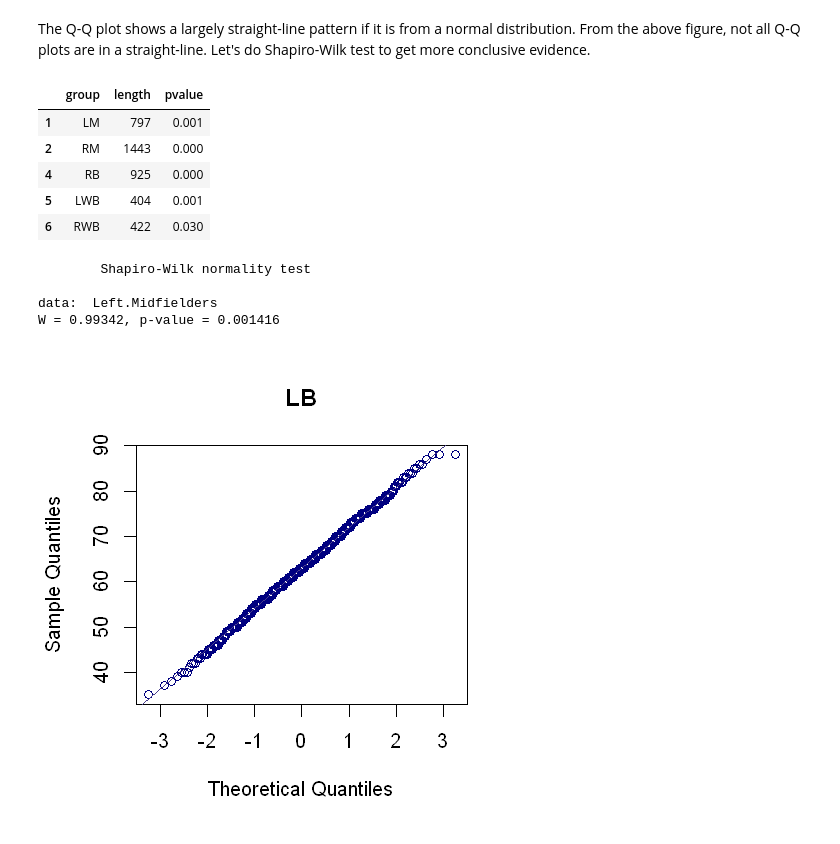
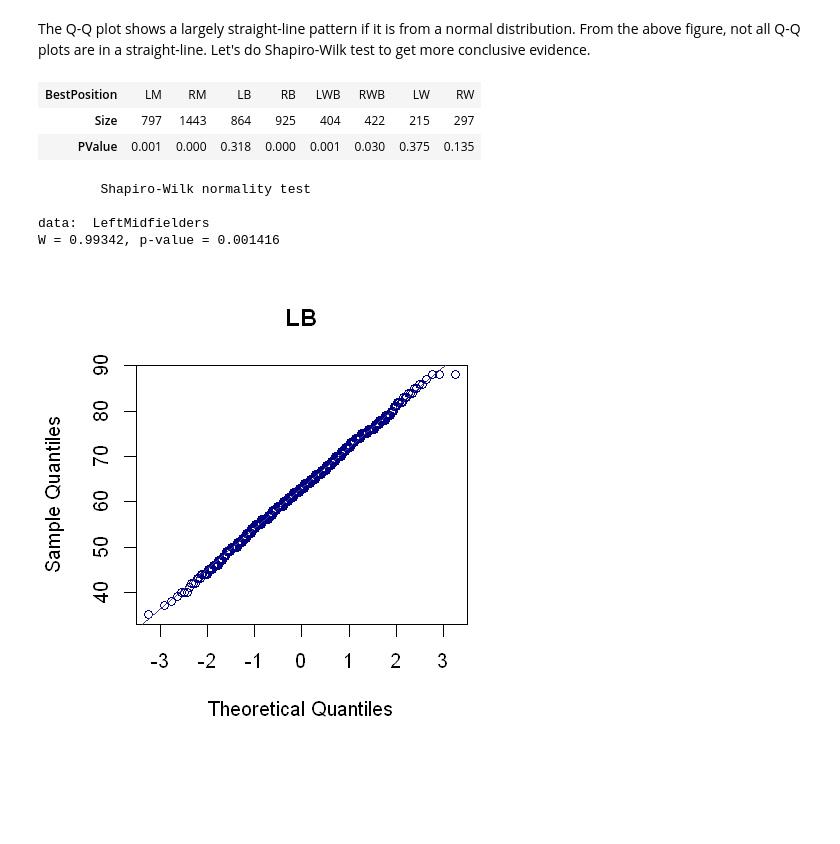
Before and after one commit to YoNG-Zaii/MH3511-FIFA-Analysis, a Jupyter notebook: GY ANOVA Crossing.ipynb, the cells around one changed output. Saved outputs shown, nothing was run; the diff lists cells and outputs as text; code cells hidden in the pictures; blank space fills up the shorter version.

```diff
--- a/GY ANOVA Crossing.ipynb
+++ b/GY ANOVA Crossing.ipynb
@@ -91,15 +93,15 @@ xlab('Best Position') + ylab('Crossing')
 ### All Left and Right Positions
 # %%
 group <- c('LM', 'RM', 'LB', 'RB', 'LWB', 'RWB', 'LW', 'RW')
-df2 <- players[(players['Best.Position'] == 'LM') |
-              (players['Best.Position'] == 'RM') |
-              (players['Best.Position'] == 'LB') |
-              (players['Best.Position'] == 'RB') |
-              (players['Best.Position'] == 'LWB') |
-              (players['Best.Position'] == 'RWB') |
-              (players['Best.Position'] == 'LW') |
-              (players['Best.Position'] == 'RW'),
-              c('Best.Position', 'Crossing')]
+df2 <- players[(players['BestPosition'] == 'LM') |
+              (players['BestPosition'] == 'RM') |
+              (players['BestPosition'] == 'LB') |
+              (players['BestPosition'] == 'RB') |
+              (players['BestPosition'] == 'LWB') |
+              (players['BestPosition'] == 'RWB') |
+              (players['BestPosition'] == 'LW') |
+              (players['BestPosition'] == 'RW'),
+              c('BestPosition', 'Crossing')]
 df2 <- droplevels(df2) # To change to new levels
 head(df2)
 # %% [output]
@@ -123,7 +125,7 @@ xlab('Best Position') + ylab('Crossing')
 options(repr.plot.width=9, repr.plot.height=9)
 par(mfrow=c(3,3))
 for (pos in group){
-    hist(df2[df2['Best.Position'] == pos, 'Crossing'], main=pos, xlab='Crossing', col='lightblue')
+    hist(df2[df2['BestPosition'] == pos, 'Crossing'], main=pos, xlab='Crossing', col='lightblue')
 }
 # %% [output]
 [figure]
@@ -131,8 +133,8 @@ for (pos in group){
 options(repr.plot.width=9, repr.plot.height=9)
 par(mfrow=c(3,3))
 for (pos in group){
-    qqnorm(df2[df2['Best.Position'] == pos, 'Crossing'], main=pos, col='navy')
-    qqline(df2[df2['Best.Position'] == pos, 'Crossing'], col='slateblue4')
+    qqnorm(df2[df2['BestPosition'] == pos, 'Crossing'], main=pos, col='navy')
+    qqline(df2[df2['BestPosition'] == pos, 'Crossing'], col='slateblue4')
 }
 # %% [output]
 [figure]
@@ -141,28 +143,27 @@ The Q-Q plot shows a largely straight-line pattern if it is from a normal distri
 # %%
 pvalue <- vector()
 length <- vector()
 for (pos in group){
-    x <- df2[df2['Best.Position'] == pos, 'Crossing']
+    x <- df2[df2['BestPosition'] == pos, 'Crossing']
     pvalue <- append(pvalue, round(shapiro.test(x)[[2]], 3))
     length <- append(length, length(x))
 }
 normaldf <- data.frame(group, length, pvalue)
-normaldf[normaldf['pvalue'] <= 0.05,]
+colnames(normaldf) <- c('BestPosition', 'Size', 'PValue')
+# normaldf[normaldf['pvalue'] <= 0.05,]
+t(normaldf)
 # %% [output]
-|  | group | length | pvalue |
-| 1 | LM | 797 | 0.001 |
-| 2 | RM | 1443 | 0.000 |
-| 4 | RB | 925 | 0.000 |
-| 5 | LWB | 404 | 0.001 |
-| 6 | RWB | 422 | 0.030 |
+| BestPosition | LM | RM | LB | RB | LWB | RWB | LW | RW |
+| Size | 797 | 1443 | 864 | 925 | 404 | 422 | 215 | 297 |
+| PValue | 0.001 | 0.000 | 0.318 | 0.000 | 0.001 | 0.030 | 0.375 | 0.135 |
 # %%
 # LM (for demonstration)
-Left.Midfielders <- df2[df2['Best.Position'] == 'LM', 'Crossing']
-shapiro.test(Left.Midfielders)
+LeftMidfielders <- df2[df2['BestPosition'] == 'LM', 'Crossing']
+shapiro.test(LeftMidfielders)
 # %% [output]
         Shapiro-Wilk normality test
 
-data:  Left.Midfielders
+data:  LeftMidfielders
 W = 0.99342, p-value = 0.001416
 # %%
 # LB (for demonstration)
```
Also changed, not shown: parts of 14 cells of this notebook.
